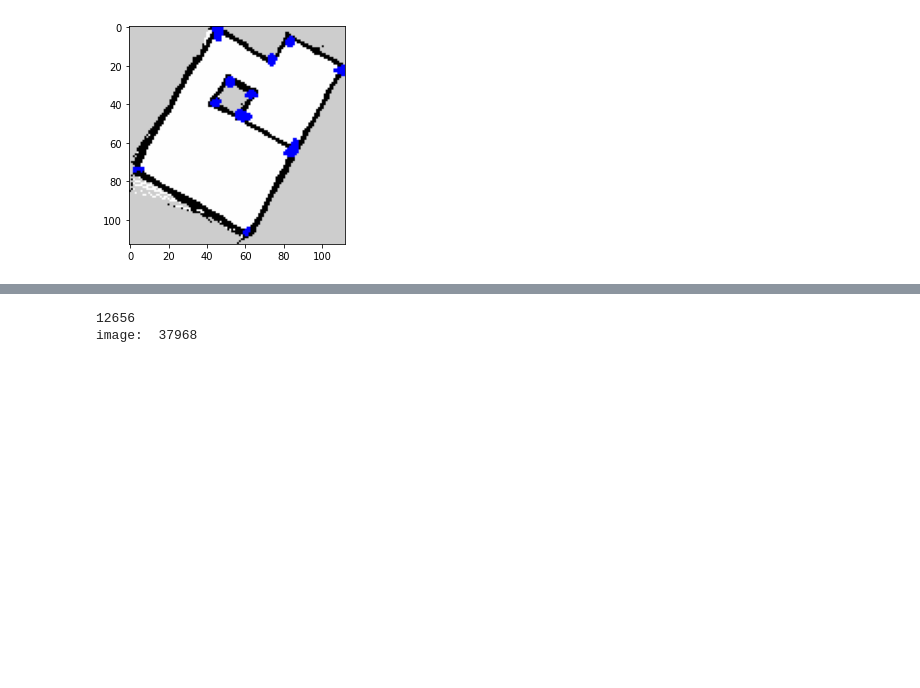
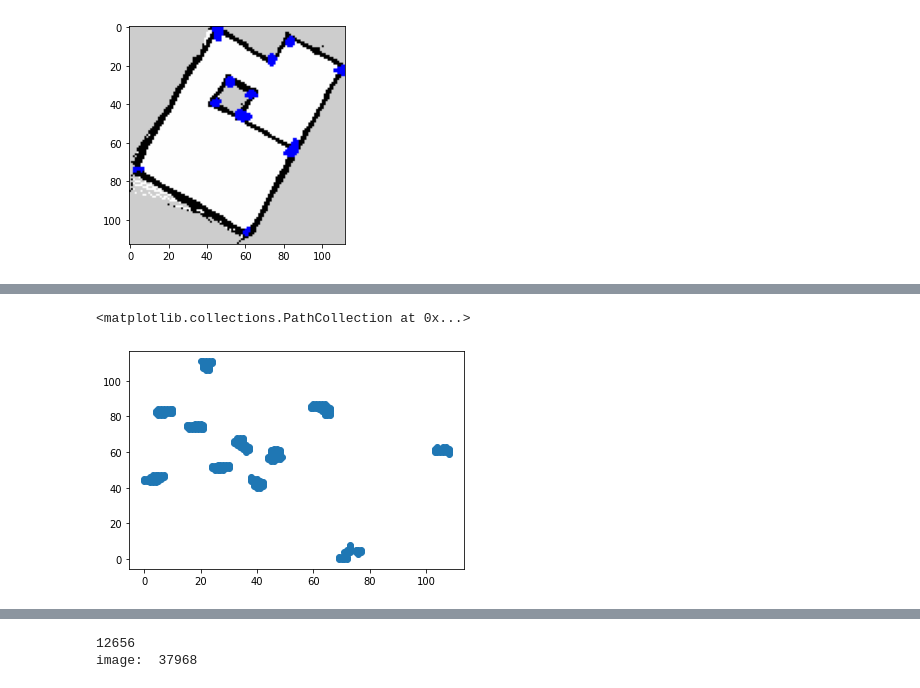
Before and after one commit to oskarbosgraaf/erf2022, a Jupyter notebook: archive/corner_detection/corner_detector.ipynb, the cells around one changed output, grey strips where cells are left out. Cells and saved outputs as stored; diff of their text form; code cells hidden in the pictures; blank space fills up the shorter version.

```diff
--- a/archive/corner_detection/corner_detector.ipynb
+++ b/archive/corner_detection/corner_detector.ipynb
@@ -153,3 +145,6 @@ print(X, Y)
    0   1   0   1   4   0   1   4   5   4   5   6   7   8   4   5   3   4
    5   4   5  60  61  62  60  61  62  63  60  61  62  60  61  62  63  60
   61  62  63  59  60  61  62]
+# %%
+points = np.array(list(zip(X,Y)))
+print(points)
@@ -155,0 +169,6 @@ print(X, Y)
+# %%
+
+plt.scatter(points[:,0],points[:,1], label='True Position')
+# %% [output]
+<matplotlib.collections.PathCollection at 0x...>
+[figure, added]
```
Also changed, not shown: parts of 3 cells of this notebook.
